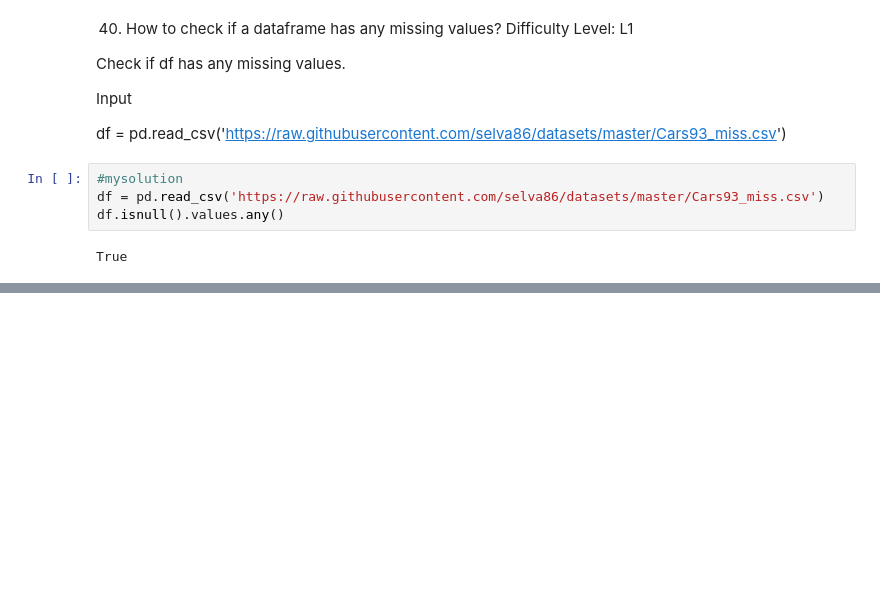
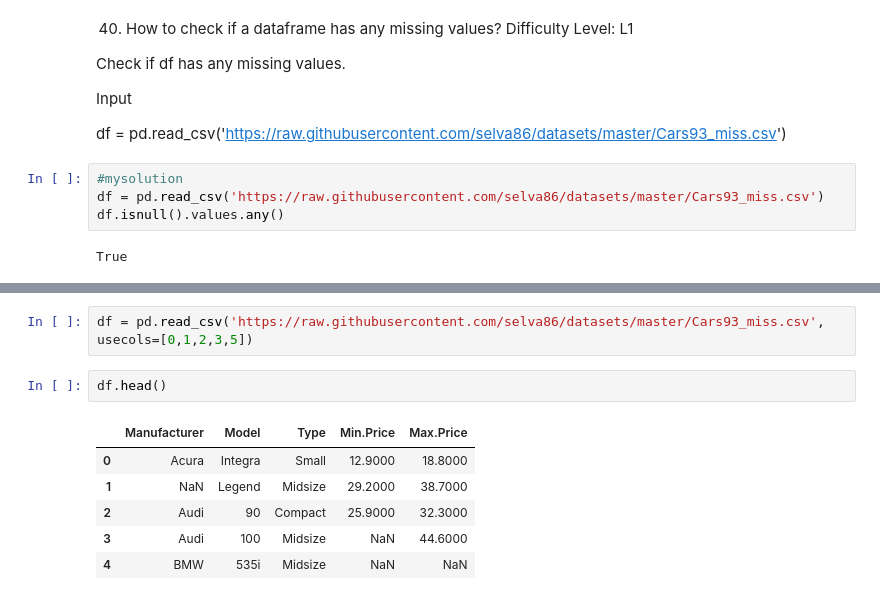
Before and after one commit to SueGK/Courses, a Jupyter notebook: 101 Pandas Exercises for Data Analysis/101-pandas-exercises.ipynb, the cells around one changed output, grey strips where cells are left out. Saved outputs shown, nothing was run; the diff lists cells and outputs as text; blank space fills up the shorter version.

```diff
--- a/101 Pandas Exercises for Data Analysis/101-pandas-exercises.ipynb
+++ b/101 Pandas Exercises for Data Analysis/101-pandas-exercises.ipynb
@@ -687,0 +1057,11 @@ True
+# %%
+df = pd.read_csv('https://raw.githubusercontent.com/selva86/datasets/master/Cars93_miss.csv', usecols=[0,1,2,3,5])
+# %%
+df.head()
+# %% [output]
+|  | Manufacturer | Model | Type | Min.Price | Max.Price |
+| 0 | Acura | Integra | Small | 12.9000 | 18.8000 |
+| 1 | NaN | Legend | Midsize | 29.2000 | 38.7000 |
+| 2 | Audi | 90 | Compact | 25.9000 | 32.3000 |
+| 3 | Audi | 100 | Midsize | NaN | 44.6000 |
+| 4 | BMW | 535i | Midsize | NaN | NaN |
```
Also changed, not shown: parts of 33 cells of this notebook.
